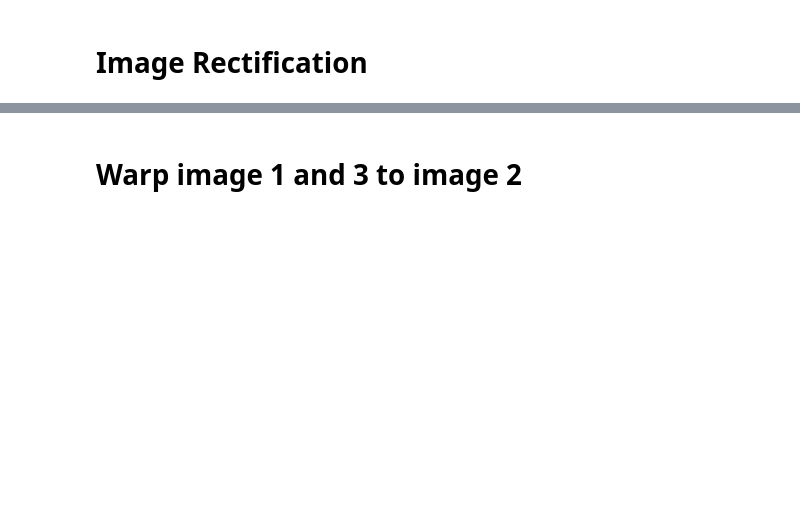
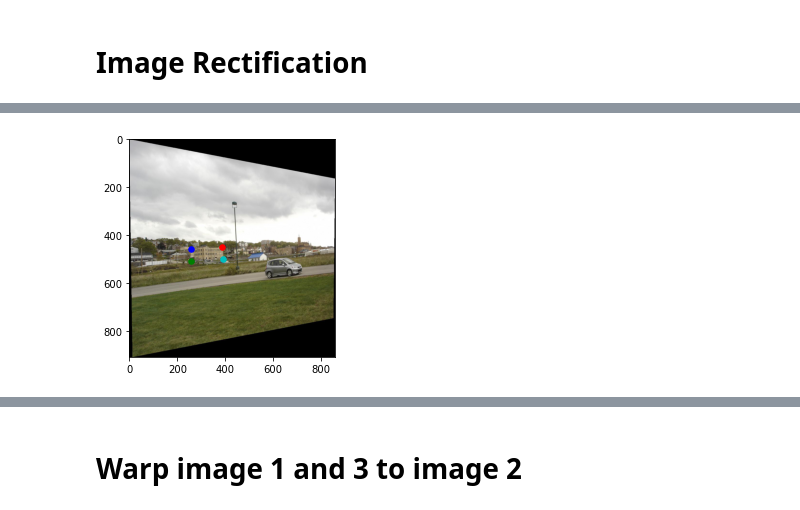
Before and after one commit to aprilsin/cs194-proj5, a Jupyter notebook: part1.ipynb, the cells around one changed output, grey strips where cells are left out. Cells and saved outputs as stored; diff of their text form; code cells hidden in the pictures; blank space fills up the shorter version.

```diff
--- a/part1.ipynb
+++ b/part1.ipynb
@@ -108,0 +135,18 @@ utils.plot_points(canvas, plane_pts)
+# %%
+try:
+    warp2 = utils.read_img(warp2_name)
+    warp_pts2 = utils.load_points(pts2_name)
+
+except:
+    print("warping...")
+
+    h_matrix2 = homography.homo_matrix(im2_pts, plane_pts)
+    warp2, shift_pts2= homography.inverse_warp(im2, h_matrix2)
+    warp_pts2 = homography.warp_pts(im2_pts, h_matrix2, shift_pts2)
+
+    plt.imsave(warp2_name, warp2)
+    utils.save_points(warp_pts2, pts2_name)
+
+_ = utils.plot_points(warp2, warp_pts2)
+# %% [output]
+[figure, added]
```
Also changed, not shown: parts of 28 cells of this notebook, 26 other files.
